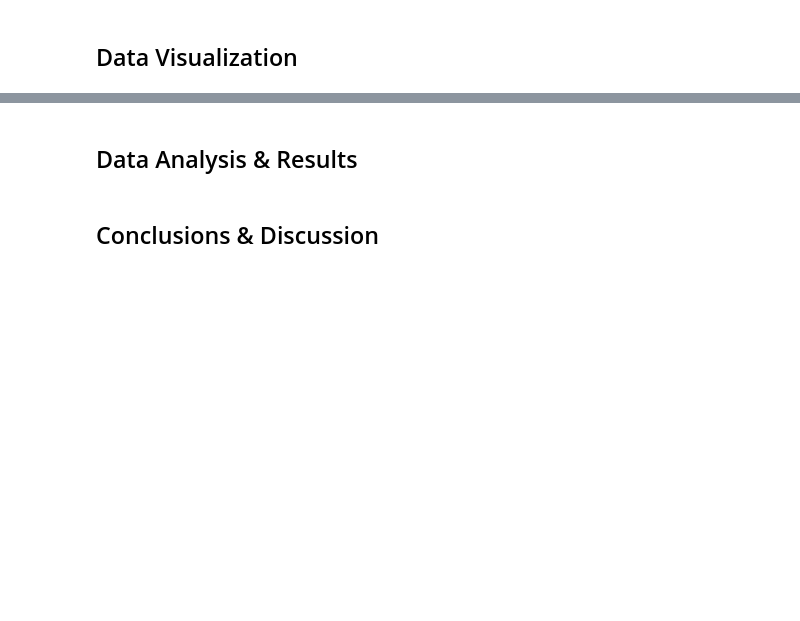
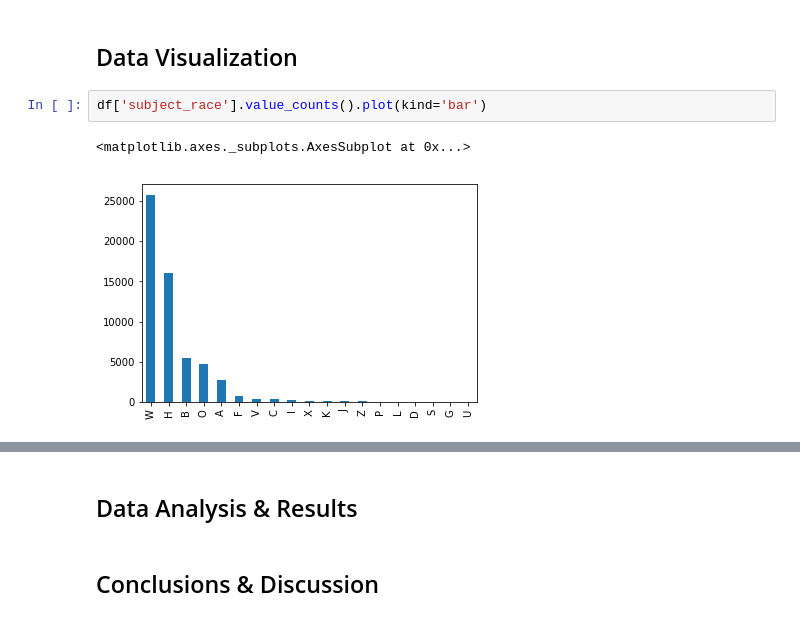
Before and after one commit to TomDonoghue/Pr_013, a Jupyter notebook: FinalProject.ipynb, the cells around one changed output, grey strips where cells are left out. Drawn from its saved outputs; the diff is of its cells as text; blank space fills up the shorter version.

```diff
--- a/FinalProject.ipynb
+++ b/FinalProject.ipynb
@@ -82,2 +82,7 @@ mv_df
 # %% [markdown]
 ## Data Visualization
+# %%
+df['subject_race'].value_counts().plot(kind='bar')
+# %% [output]
+<matplotlib.axes._subplots.AxesSubplot at 0x...>
+[figure, added]
```
Also changed, not shown: parts of 6 cells of this notebook.
